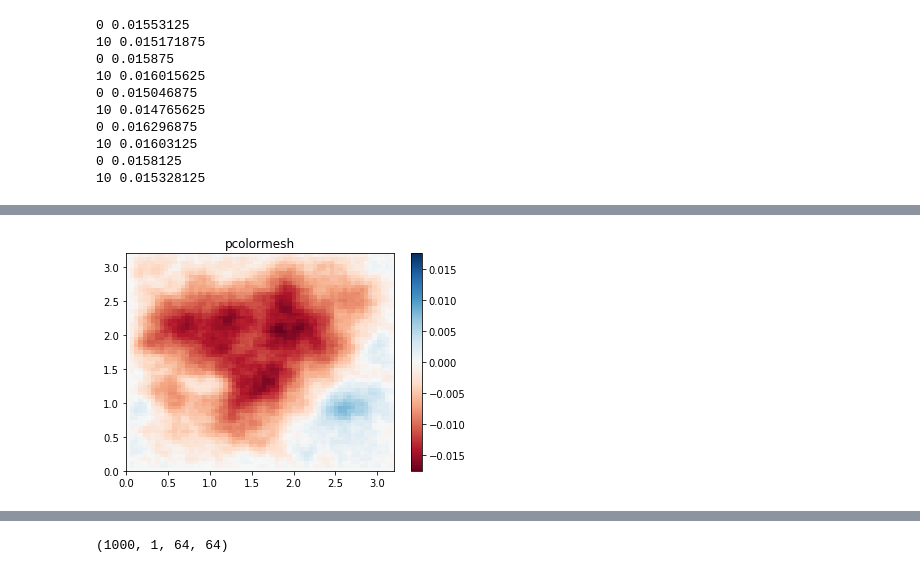
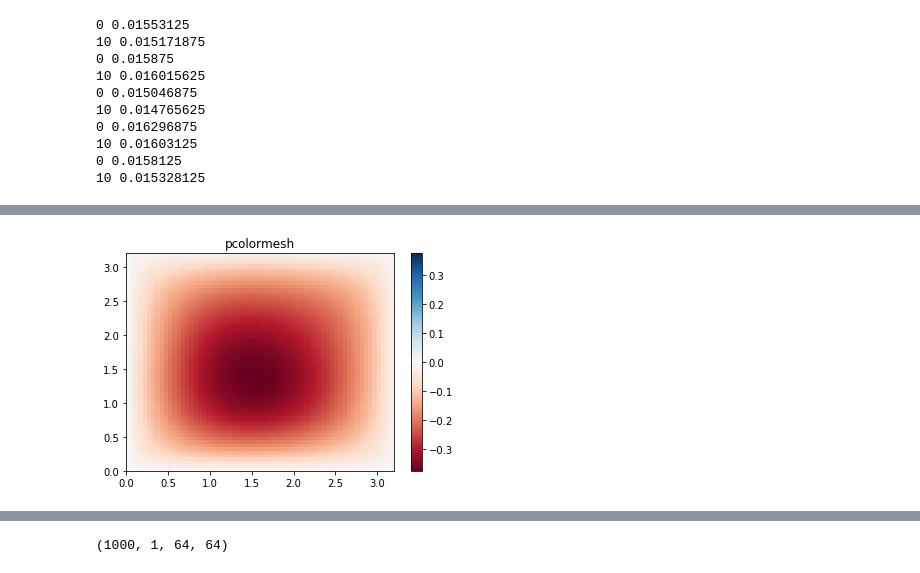
Before and after one commit to aligirayhanozbay/poisson_CNN, a Jupyter notebook: poisson_CNN.ipynb, the cells around one changed output, grey strips where cells are left out. Saved outputs shown, nothing was run; the diff lists cells and outputs as text; code cells hidden in the pictures.

```diff
--- a/poisson_CNN.ipynb
+++ b/poisson_CNN.ipynb
@@ -111,6 +147,9 @@ boundary_left = Boundary1D('Dirichlet', [(0,0),(0,ntest*h)], orientation='clockw
 # %%
 import time
 t0 = time.time()
-soln,F = generate_dataset(batch_size=1000, n = ntest, h = h, n_batches=10, boundaries={'top': boundary_top.RHS_evaluate(np.linspace(boundary_top.t.min(),boundary_top.t.max(),ntest)), 'right': boundary_right.RHS_evaluate(np.linspace(boundary_right.t.min(),boundary_right.t.max(),ntest)), 'bottom': boundary_bottom.RHS_evaluate(np.linspace(boundary_bottom.t.min(),boundary_bottom.t.max(),ntest)), 'left': boundary_left.RHS_evaluate(np.linspace(boundary_left.t.min(),boundary_left.t.max(),ntest))})
+soln,F = generate_dataset(batch_size=2000, n = ntest, h = h, n_batches=20, boundaries={'top': boundary_top.RHS_evaluate(np.linspace(boundary_top.t.min(),boundary_top.t.max(),ntest)), 'right': boundary_right.RHS_evaluate(np.linspace(boundary_right.t.min(),boundary_right.t.max(),ntest)), 'bottom': boundary_bottom.RHS_evaluate(np.linspace(boundary_bottom.t.min(),boundary_bottom.t.max(),ntest)), 'left': boundary_left.RHS_evaluate(np.linspace(boundary_left.t.min(),boundary_left.t.max(),ntest))})
 t1 = time.time()
 print('Generation of training data took ' + str(t1-t0) + ' seconds')
+with h5py.File('dataset.h5', 'w') as hf:
+    hf.create_dataset('soln', data=soln)
+    hf.create_dataset('F', data=F)
@@ -119,3 +156,7 @@ Generation of training data took 329.5939884185791 seconds
+# %%
+with h5py.File('dataset.h5', 'r') as hf:
+    F = tf.constant(hf.get('F'))
+    soln = tf.constant(hf.get('soln'))
 # %%
 i = np.random.randint(1,ntest-2)
 j = np.random.randint(1,ntest-2)
@@ -195,15 +234,16 @@ Epoch 4/4
 # %%
 y, x = np.meshgrid(np.linspace(0, ntest*h, ntest), np.linspace(0, ntest*h, ntest))
 #z = a.predict(tf.expand_dims(F[0,...], axis=0))[0,0,...]
-z = soln[0,0,...]
+z = soln[3,0,...]
+#z = generate_random_RHS(10, n_controlpts=10, n_outputpts=64)[4,:,:]
 #z = a.predict(tf.expand_dims(F[0,...], axis=0))[0,0,...] - soln[0,0,...]
 z_min, z_max = -np.abs(z).max(), np.abs(z).max()
 fig, ax = plt.subplots()
 c = ax.pcolormesh(x, y, z, cmap='RdBu', vmin=z_min, vmax=z_max)
 ax.set_title('pcolormesh')
 ax.axis([x.min(), x.max(), y.min(), y.max()])
 fig.colorbar(c, ax=ax)
 
 plt.show()
 # %% [output]
-[figure, old version]
+[figure, new version]
```
Also changed, not shown: parts of 11 cells of this notebook.
